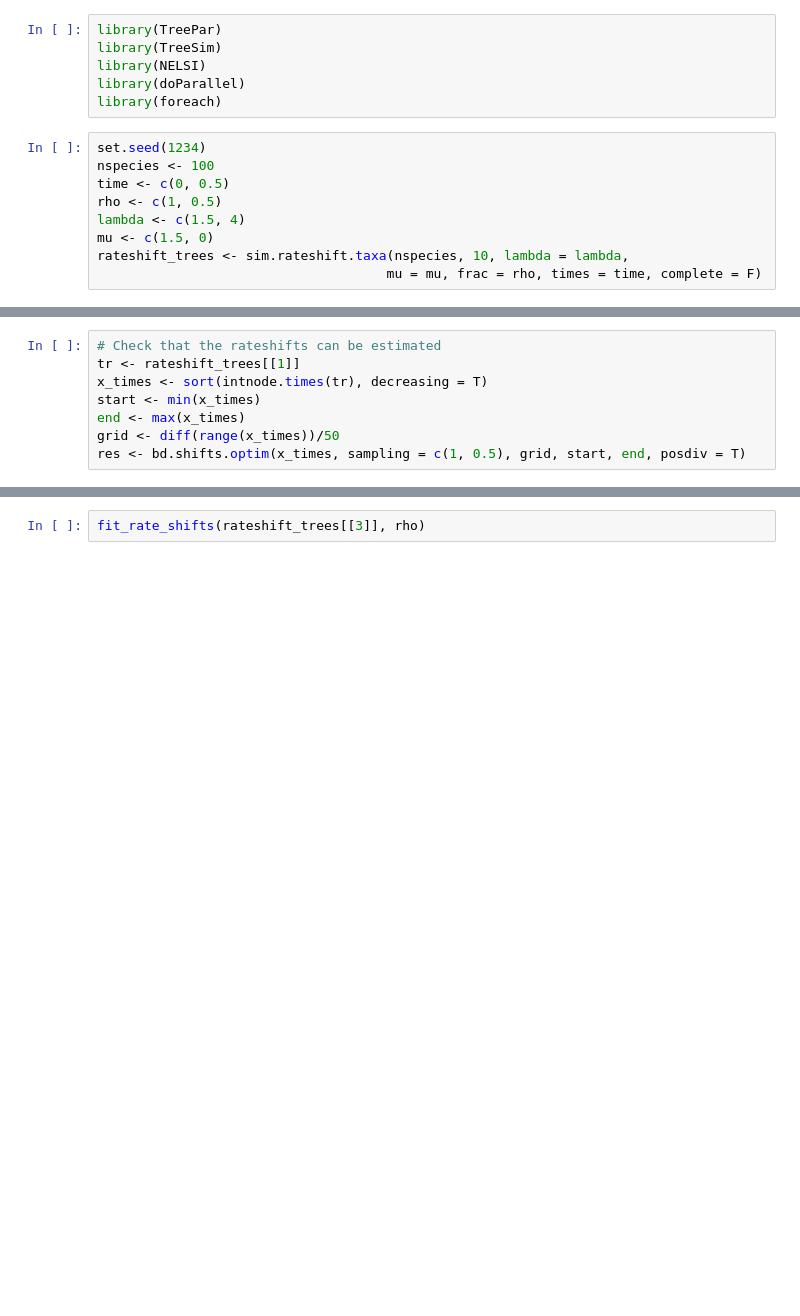
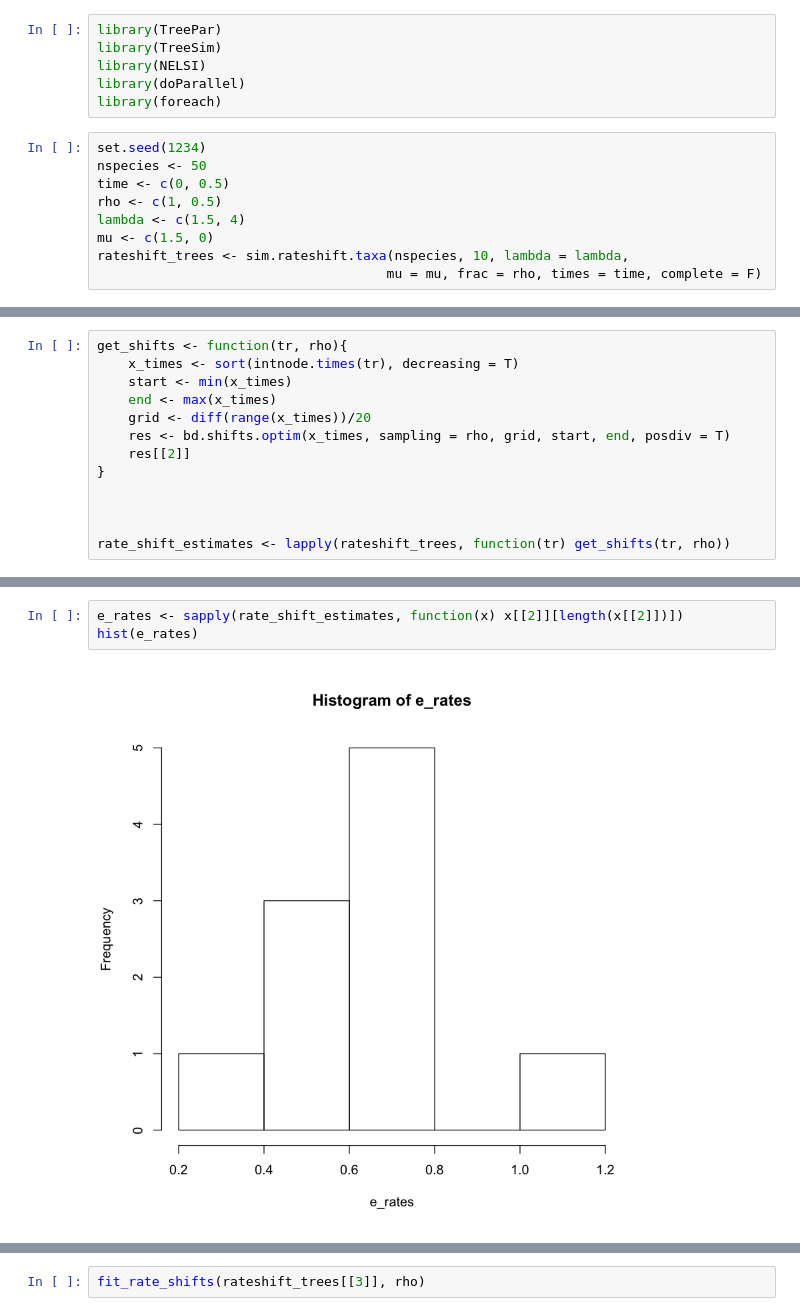
Before and after one commit to sebastianduchene/phylodynamics_adequacy, a Jupyter notebook: single_shift_adequacy.ipynb, the cells around one changed output, grey strips where cells are left out. Cells and saved outputs as stored; diff of their text form; blank space fills up the shorter version.

Commit message:
updated single shift tests

```diff
--- a/single_shift_adequacy.ipynb
+++ b/single_shift_adequacy.ipynb
@@ -6,7 +6,7 @@ library(doParallel)
 library(foreach)
 # %%
 set.seed(1234)
-nspecies <- 100
+nspecies <- 50
 time <- c(0, 0.5)
 rho <- c(1, 0.5)
 lambda <- c(1.5, 4)
@@ -24,11 +16,16 @@ print(  sapply(rateshift_trees, function(x) max(intnode.times(x)))  )
 # %%
-# Check that the rateshifts can be estimated
-tr <- rateshift_trees[[1]]
-x_times <- sort(intnode.times(tr), decreasing = T)
-start <- min(x_times)
-end <- max(x_times)
-grid <- diff(range(x_times))/50
-res <- bd.shifts.optim(x_times, sampling = c(1, 0.5), grid, start, end, posdiv = T)
+get_shifts <- function(tr, rho){
+    x_times <- sort(intnode.times(tr), decreasing = T)
+    start <- min(x_times)
+    end <- max(x_times)
+    grid <- diff(range(x_times))/20
+    res <- bd.shifts.optim(x_times, sampling = rho, grid, start, end, posdiv = T)
+    res[[2]]
+}
+
+
+
+rate_shift_estimates <- lapply(rateshift_trees, function(tr) get_shifts(tr, rho))
 # %% [output]
 [1] "startest"
 [1] "test"
@@ -49,0 +47,5 @@ res <- bd.shifts.optim(x_times, sampling = c(1, 0.5), grid, start, end, posdiv =
+# %%
+e_rates <- sapply(rate_shift_estimates, function(x) x[[2]][length(x[[2]])])
+hist(e_rates)
+# %% [output]
+[figure, added]
```
Also changed, not shown: parts of 10 cells of this notebook, 1 other file.
